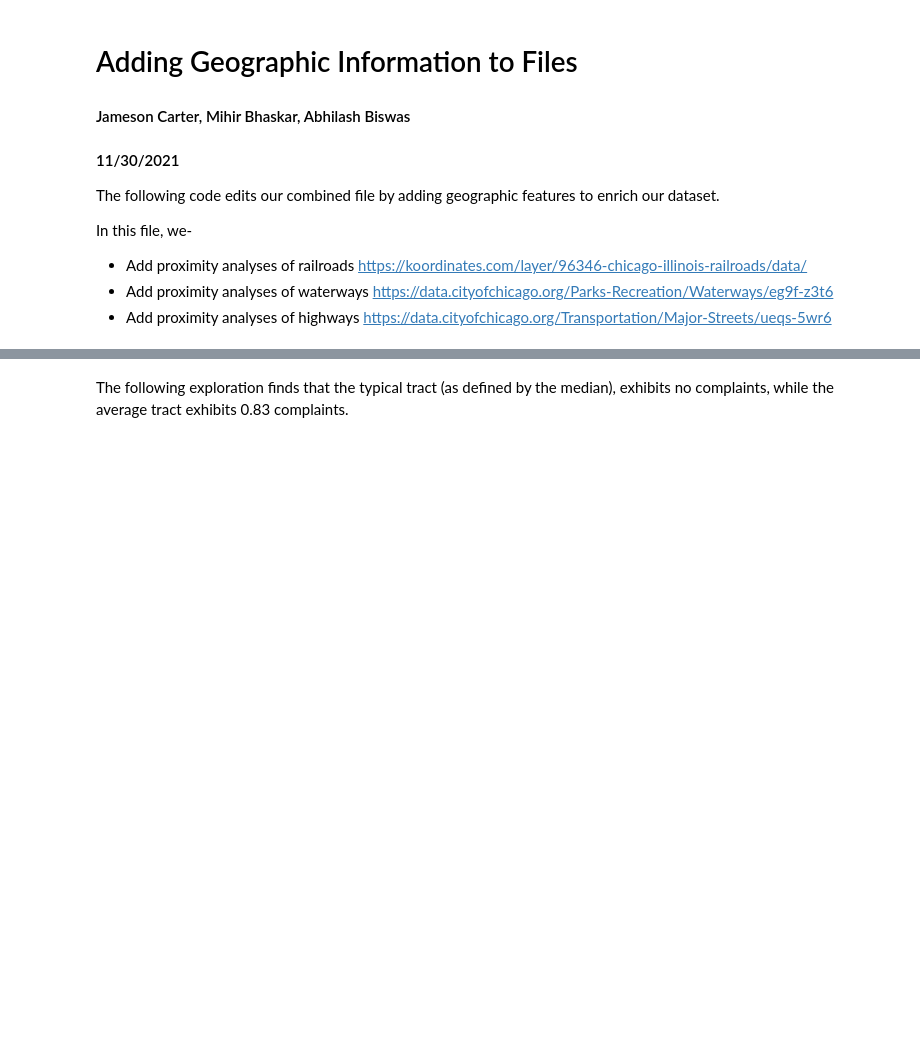
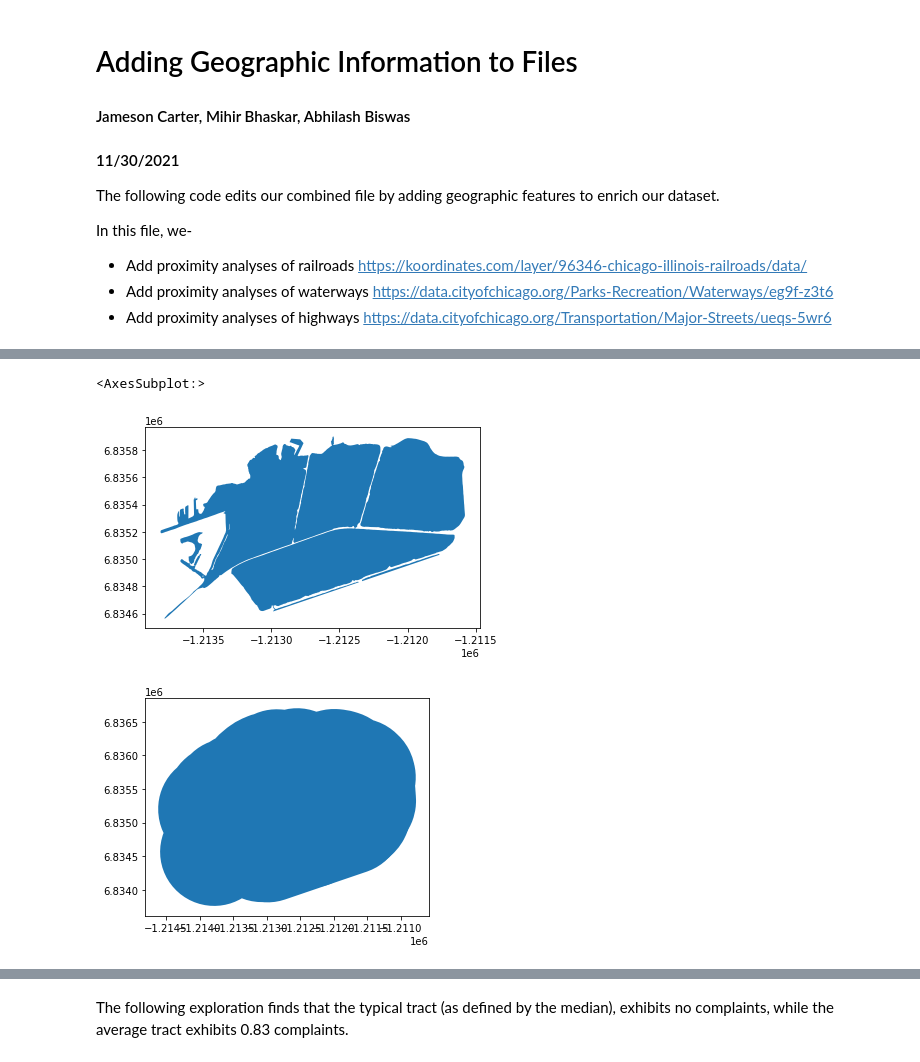
Before and after one commit to mihirbhaskar/chicago-complaints, a Jupyter notebook: code/6_AddGeographic.ipynb, the cells around one changed output, grey strips where cells are left out. Cells and saved outputs as stored; diff of their text form; code cells hidden in the pictures; blank space fills up the shorter version.

```diff
--- a/code/6_AddGeographic.ipynb
+++ b/code/6_AddGeographic.ipynb
@@ -66,0 +78,9 @@ GeoData.sort_values('complaint_count', ascending = False).head(3)
+# %%
+# calculating distance from each census tract centroid to each
+wolflake.plot()
+wolflake['geometry'] = wolflake.geometry.buffer(buffer_length_in_meters)
+wolflake.plot() # plot to ensure buffer was calculated.
+# %% [output]
+<AxesSubplot:>
+[figure, added]
+[figure, added]
```
Also changed, not shown: parts of 58 cells of this notebook.
